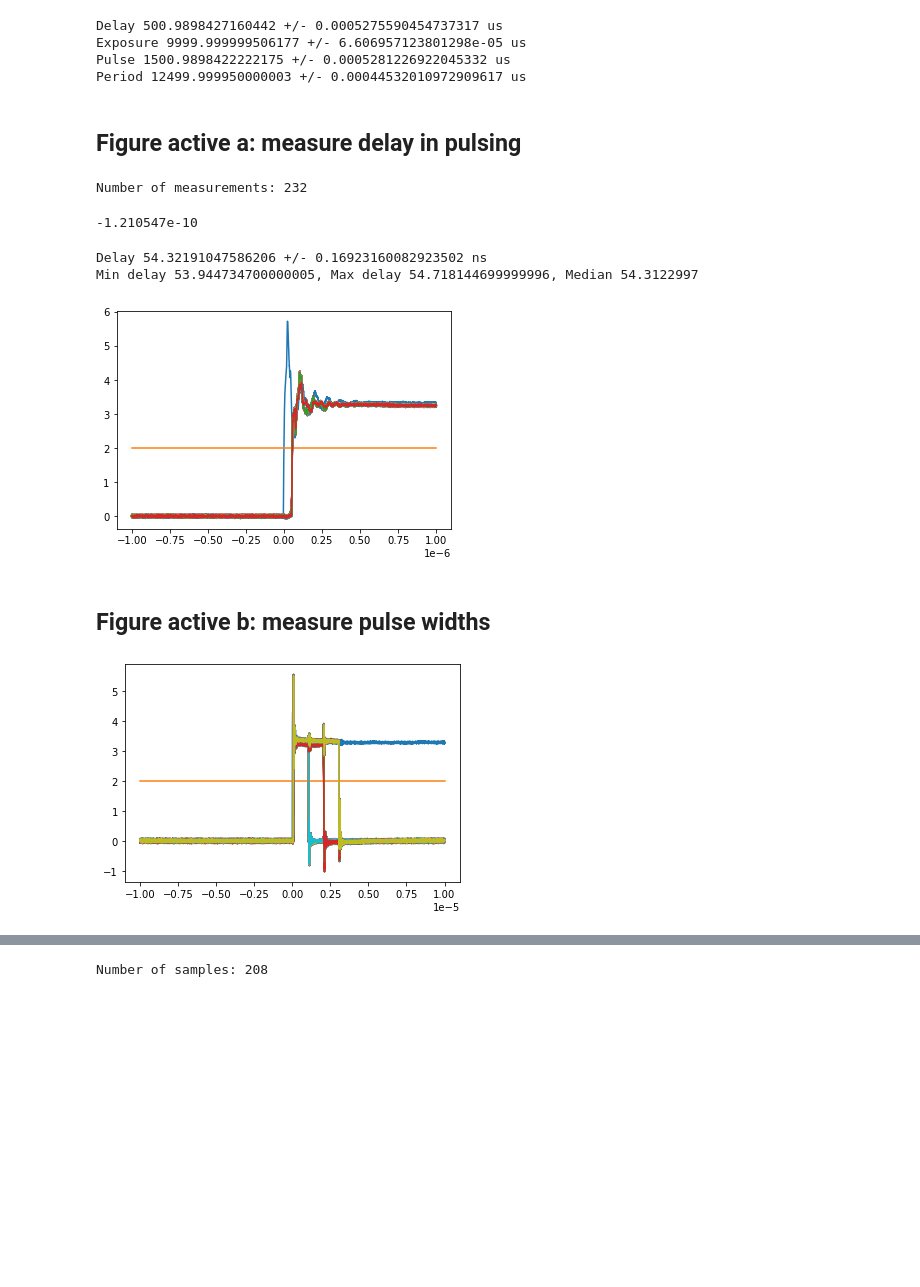
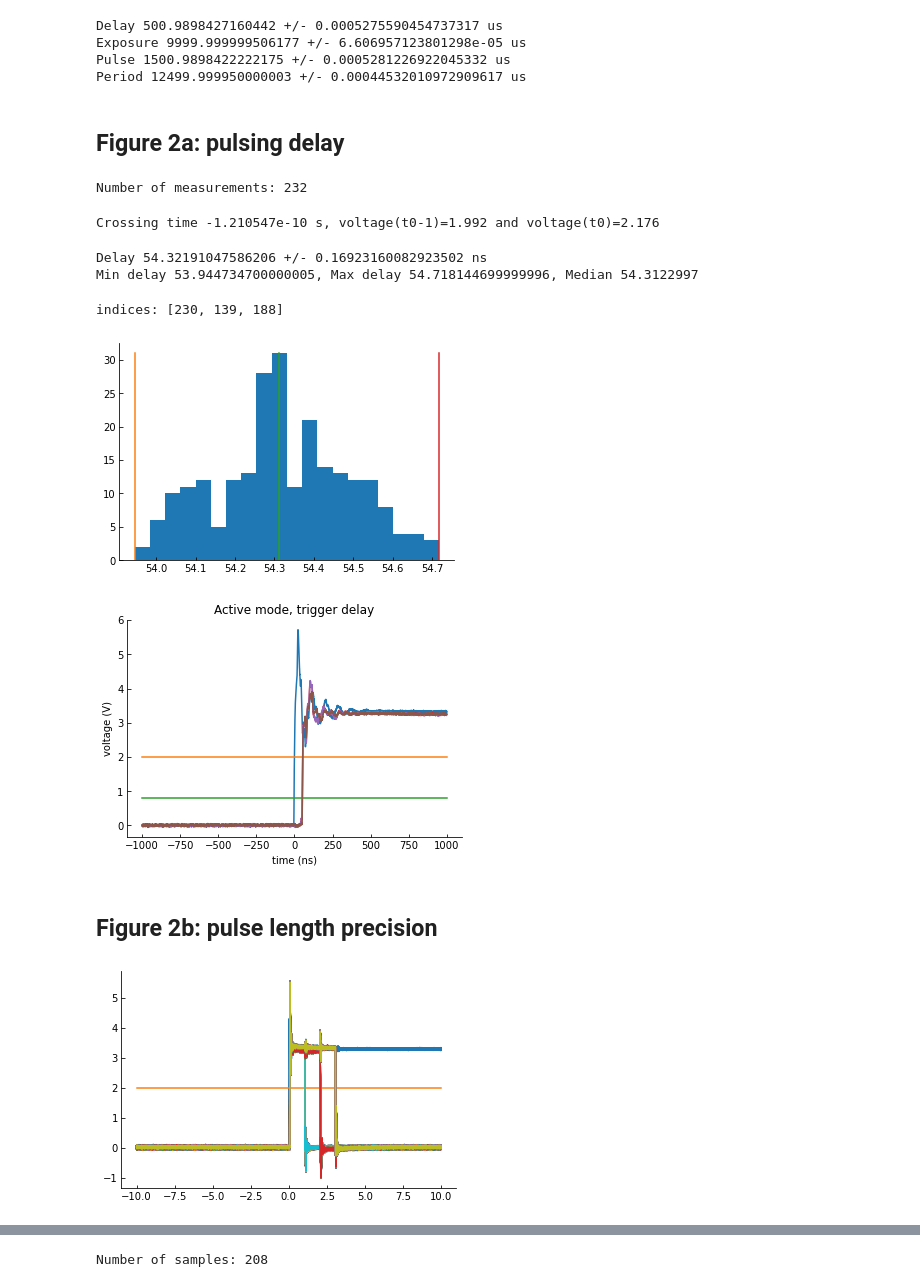
Before and after one commit to mufpga/analysis, a Jupyter notebook: laser_camera_triggering.ipynb, the cells around one changed output, grey strips where cells are left out. Drawn from its saved outputs; the diff is of its cells as text; code cells hidden in the pictures; blank space fills up the shorter version.

```diff
--- a/laser_camera_triggering.ipynb
+++ b/laser_camera_triggering.ipynb
@@ -449,7 +581,0 @@ plot_wide_offset(ch1[first_pt:last_pt,:],
-# %%
-first_pt = i_fr-int(offset/4)
-last_pt = i_sr+length_frame+int(offset/4)
-plot_wide_offset(ch1[first_pt:last_pt,:],
-          [ch2[first_pt:last_pt,:],
-           ch3[first_pt:last_pt,:],
-           ch4[first_pt:last_pt,:]])
@@ -499,20 +667,22 @@ Exposure 9999.999999506177 +/- 6.606957123801298e-05 us
 Pulse 1500.9898422222175 +/- 0.0005281226922045332 us
 Period 12499.999950000003 +/- 0.00044532010972909617 us
 # %% [markdown]
-## Figure active a: measure delay in pulsing
+## Figure 2a: pulsing delay
 # %%
 # load data
-cam = load_single('2_figure_active_a/C1_00000.txt')
-all_vals = load_all('2_figure_active_a/ch2')
+cam = load_single('data/M3_laser_camera_triggers/2_figure_active_a/C1_00000.txt')
+all_vals = load_all('data/M3_laser_camera_triggers/2_figure_active_a/ch2')
 print(f'Number of measurements: {len(all_vals)}')
 # %% [output]
 Number of measurements: 232
 # %%
-# cam threshold
-t0 = cam[np.argmax(cam[:,1] >= 2), 0]
-print(t0)
+# voltage(t0)=2 might not be exactly at t0 = 0s. Even though the value is expected to be quite small,
+# we compute it here
+ind = get_delay_index(cam, 2)
+t0 = cam[ind, 0]
+print(f'Crossing time {t0} s, voltage(t0-1)={cam[ind-1,1]} and voltage(t0)={cam[ind,1]}')
 # %% [output]
--1.210547e-10
+Crossing time -1.210547e-10 s, voltage(t0-1)=1.992 and voltage(t0)=2.176
 # %%
 # compute delay
 delays = (get_delays(all_vals)-t0)*1_000_000_000  # to ns
@@ -522,10 +692,43 @@ print(f'Min delay {np.min(delays)}, Max delay {np.max(delays)}, Median {np.media
 Delay 54.32191047586206 +/- 0.16923160082923502 ns
 Min delay 53.944734700000005, Max delay 54.718144699999996, Median 54.3122997
 # %%
-plot_all(cam, all_vals)
+# Plot the camera exposure signal and the min/median/max delayed laser trigger signals
+def plot_2a_active(ref, v_list, time_scale = 1):
+    '''
+    Plot figure 2a active.
+    '''
+    plt.figure()
+    plt.plot(ref[:,0]*time_scale,ref[:,1]) # camera
+    plt.plot([ref[0,0]*time_scale, ref[-1,0]*time_scale], [2, 2]) # HIGH threshold
+    plt.plot([ref[0,0]*time_scale, ref[-1,0]*time_scale], [0.8, 0.8]) # LOW threshold
+    for v in v_list:
+        plt.plot(v[:,0]*time_scale,v[:,1]) # lasers
+
+    plt.title('Active mode, trigger delay')
+    plt.xlabel(get_time(time_scale))
+    plt.ylabel('voltage (V)')
+
+    dir_path = 'figs/'
+    if not os.path.isdir(dir_path): os.mkdir(dir_path)
+    plt.savefig(dir_path+'fig_2a_active.eps', format='eps')
+
+# get the indices of the min/median/max delayed signals
+i_s = [np.argmax(delays == np.min(delays)),
+       np.argmin(abs(delays - np.median(delays))),
+       np.argmax(delays == np.max(delays))]
+vals = [all_vals[i] for i in i_s]
+print(f'indices: {i_s}')
+
+# sanity check: the median, min and max delays really are so (colors will be different from the next plot)
+plot_histo(delays, delays[i_s])
+
+# plot the min/median/max delayed signals with the x-axis in ns
+plot_2a_active(cam, vals, time_scale = 1_000_000_000)
 # %% [output]
+indices: [230, 139, 188]
-[figure, old version]
+[figure, new version]
+[figure, added]
 # %% [markdown]
-## Figure active b: measure pulse widths
+## Figure 2b: pulse length precision
 # %%
 # load data
@@ -536,6 +739,6 @@ ch4 = load_all('3_figure_active_b/ch4')
 # %%
 # show data
-plot_multichannel(cam, [ch2, ch3, ch4])
+plot_multichannel(cam, [ch2, ch3, ch4], time_scale = 1_000_000)
 # %% [output]
-[figure, old version]
+[figure, new version]
 # %%
```
Also changed, not shown: parts of 30 cells of this notebook.
